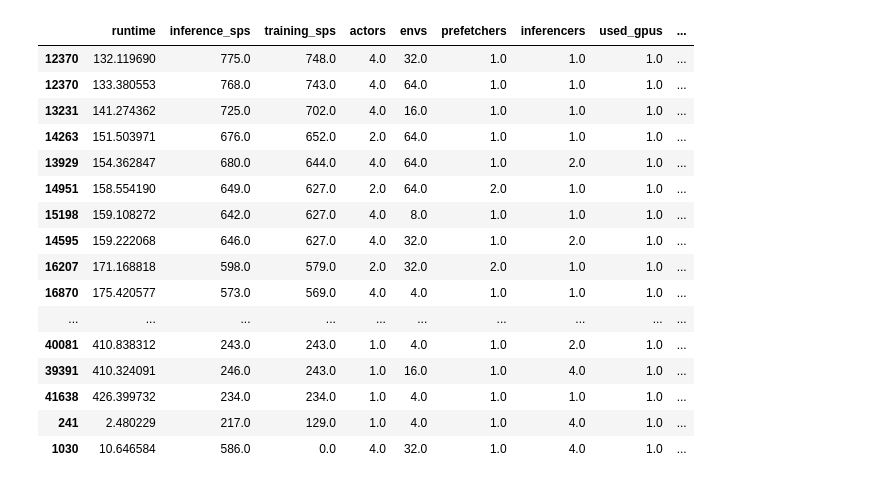
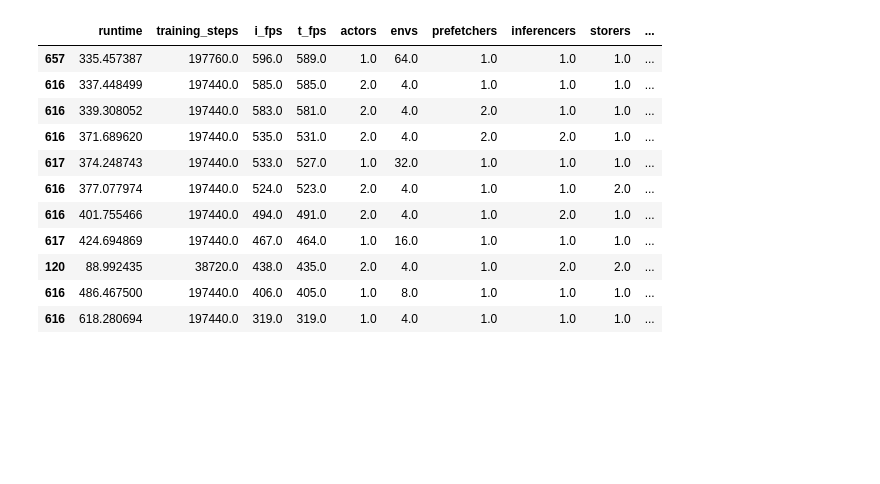
Before and after one commit to mjanschek/pytorch_seed_rl, a Jupyter notebook: notebooks/scaling_analysis.ipynb, the cells around one changed output. Cells and saved outputs as stored; diff of their text form; code cells hidden in the pictures; blank space fills up the shorter version.

```diff
--- a/notebooks/scaling_analysis.ipynb
+++ b/notebooks/scaling_analysis.ipynb
@@ -5,7 +5,7 @@ import pandas as pd
 import os
 import json
 # %%
-main_path = '../../../logs/pytorch_seed_rl/scaling_experiment'
+main_path = '../../../logs/pytorch_seed_rl/scaling_experiment_final'
 # %%
 subfolders_paths = [f.path for f in os.scandir(main_path) if f.is_dir()]
 # %%
@@ -18,25 +18,28 @@ for path in subfolders_paths:
         config = json.load(file)
     df = pd.read_csv(csv_path)
     last_row = df.iloc[-10][['runtime', 'inference_steps', 'training_steps']].copy()
-    last_row['inference_sps'] = int(last_row['inference_steps'] / last_row['runtime'])
-    last_row['training_sps'] = int(last_row['training_steps'] / last_row['runtime'])
+    last_row['i_fps'] = int(last_row['inference_steps'] / last_row['runtime'])
+    last_row['t_fps'] = int(last_row['training_steps'] / last_row['runtime'])
 
-    last_row = last_row[['runtime', 'inference_sps', 'training_sps']]
+    last_row = last_row[['runtime', 'training_steps', 'i_fps', 't_fps']]
 
     last_row['actors'] = config['num_actors']
     last_row['envs'] = config['num_envs']
-    last_row['prefetchers'] = config['num_prefetchers']
-    last_row['inferencers'] = config['num_inference_threads']
+    last_row['prefetchers'] = config['threads_prefetch']
+    last_row['inferencers'] = config['threads_inference']
+    last_row['storers'] = config['threads_store']
     last_row['used_gpus'] = 1
     last_row['total_envs'] = config['num_actors']*config['num_envs']
-    last_row['setup'] = '%s actors, %s envs, %s prefetchers, %s inferencers'%(str(int(last_row['actors'])).zfill(2),
+    last_row['setup'] = '%s actors, %s envs, %s prefetchers, %s inferencers, %s storers'%(str(int(last_row['actors'])).zfill(2),
                                                               str(int(last_row['envs'])).zfill(2),
                                                               str(int(last_row['prefetchers'])).zfill(1),
-                                                              str(int(last_row['inferencers'])).zfill(1))
+                                                              str(int(last_row['inferencers'])).zfill(1),
+                                                              str(int(last_row['storers'])).zfill(2)
+                                                                             )
 
     rows.append(last_row)
 df = pd.DataFrame(rows)
 # %%
-df = df.sort_values('training_sps', ascending=False)
+df = df.sort_values('t_fps', ascending=False)
 # %%
 plt.figure(figsize=(7,5))
@@ -59,20 +64,15 @@ plt.savefig('scaling.pdf')
 # %%
-df.sort_values('training_sps', ascending=False)
+df.sort_values('t_fps', ascending=False)
 # %% [output]
-|  | runtime | inference_sps | training_sps | actors | envs | prefetchers | inferencers | used_gpus | ... |
-| 12370 | 132.119690 | 775.0 | 748.0 | 4.0 | 32.0 | 1.0 | 1.0 | 1.0 | ... |
-| 12370 | 133.380553 | 768.0 | 743.0 | 4.0 | 64.0 | 1.0 | 1.0 | 1.0 | ... |
-| 13231 | 141.274362 | 725.0 | 702.0 | 4.0 | 16.0 | 1.0 | 1.0 | 1.0 | ... |
-| 14263 | 151.503971 | 676.0 | 652.0 | 2.0 | 64.0 | 1.0 | 1.0 | 1.0 | ... |
-| 13929 | 154.362847 | 680.0 | 644.0 | 4.0 | 64.0 | 1.0 | 2.0 | 1.0 | ... |
-| 14951 | 158.554190 | 649.0 | 627.0 | 2.0 | 64.0 | 2.0 | 1.0 | 1.0 | ... |
-| 15198 | 159.108272 | 642.0 | 627.0 | 4.0 | 8.0 | 1.0 | 1.0 | 1.0 | ... |
-| 14595 | 159.222068 | 646.0 | 627.0 | 4.0 | 32.0 | 1.0 | 2.0 | 1.0 | ... |
-| 16207 | 171.168818 | 598.0 | 579.0 | 2.0 | 32.0 | 2.0 | 1.0 | 1.0 | ... |
-| 16870 | 175.420577 | 573.0 | 569.0 | 4.0 | 4.0 | 1.0 | 1.0 | 1.0 | ... |
-| ... | ... | ... | ... | ... | ... | ... | ... | ... | ... |
-| 40081 | 410.838312 | 243.0 | 243.0 | 1.0 | 4.0 | 1.0 | 2.0 | 1.0 | ... |
-| 39391 | 410.324091 | 246.0 | 243.0 | 1.0 | 16.0 | 1.0 | 4.0 | 1.0 | ... |
-| 41638 | 426.399732 | 234.0 | 234.0 | 1.0 | 4.0 | 1.0 | 1.0 | 1.0 | ... |
-| 241 | 2.480229 | 217.0 | 129.0 | 1.0 | 4.0 | 1.0 | 4.0 | 1.0 | ... |
-| 1030 | 10.646584 | 586.0 | 0.0 | 4.0 | 32.0 | 1.0 | 4.0 | 1.0 | ... |
+|  | runtime | training_steps | i_fps | t_fps | actors | envs | prefetchers | inferencers | storers | ... |
+| 657 | 335.457387 | 197760.0 | 596.0 | 589.0 | 1.0 | 64.0 | 1.0 | 1.0 | 1.0 | ... |
+| 616 | 337.448499 | 197440.0 | 585.0 | 585.0 | 2.0 | 4.0 | 1.0 | 1.0 | 1.0 | ... |
+| 616 | 339.308052 | 197440.0 | 583.0 | 581.0 | 2.0 | 4.0 | 2.0 | 1.0 | 1.0 | ... |
+| 616 | 371.689620 | 197440.0 | 535.0 | 531.0 | 2.0 | 4.0 | 2.0 | 2.0 | 1.0 | ... |
+| 617 | 374.248743 | 197440.0 | 533.0 | 527.0 | 1.0 | 32.0 | 1.0 | 1.0 | 1.0 | ... |
+| 616 | 377.077974 | 197440.0 | 524.0 | 523.0 | 2.0 | 4.0 | 1.0 | 1.0 | 2.0 | ... |
+| 616 | 401.755466 | 197440.0 | 494.0 | 491.0 | 2.0 | 4.0 | 1.0 | 2.0 | 1.0 | ... |
+| 617 | 424.694869 | 197440.0 | 467.0 | 464.0 | 1.0 | 16.0 | 1.0 | 1.0 | 1.0 | ... |
+| 120 | 88.992435 | 38720.0 | 438.0 | 435.0 | 2.0 | 4.0 | 1.0 | 2.0 | 2.0 | ... |
+| 616 | 486.467500 | 197440.0 | 406.0 | 405.0 | 1.0 | 8.0 | 1.0 | 1.0 | 1.0 | ... |
+| 616 | 618.280694 | 197440.0 | 319.0 | 319.0 | 1.0 | 4.0 | 1.0 | 1.0 | 1.0 | ... |
```
Also changed, not shown: parts of 1 cell of this notebook, 3 other files.
